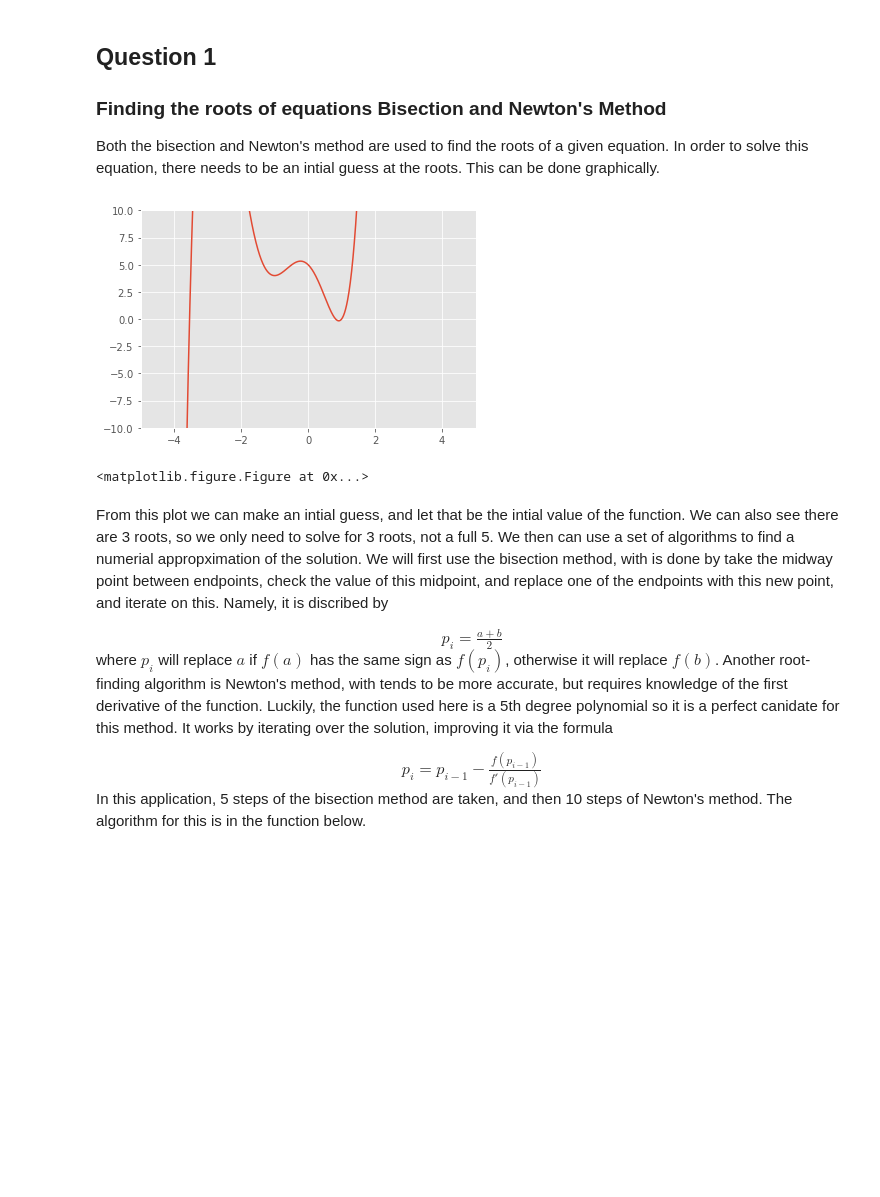
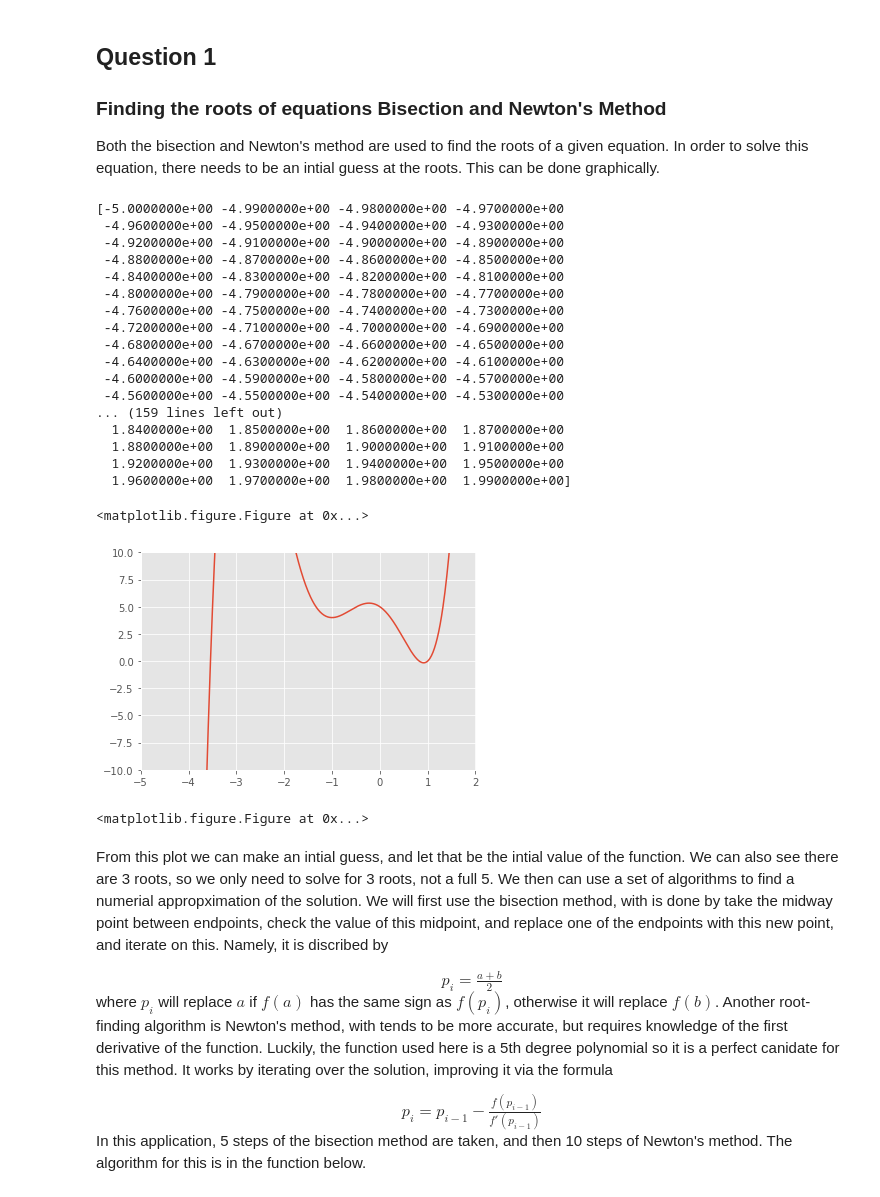
Before and after one commit to voetberg/mth_451_hw, a Jupyter notebook: Final Project.ipynb, the cells around one changed output. Cells and saved outputs as stored; diff of their text form; code cells hidden in the pictures; blank space fills up the shorter version.

```diff
--- a/Final Project.ipynb
+++ b/Final Project.ipynb
@@ -26,11 +24,33 @@ def f_1(x):
     return x**5 + 4*x**4 - 7*x**2 - 3*x + 5
 def f_1prime(x):
     return 5*x**4 + 16*x**3 - 14*x - 3
-# %%
-plot_fun(f_1,.01,10,5)
-# %% [output]
-[figure, removed]
-<matplotlib.figure.Figure at 0x...>
+# %%
+x = np.arange(-5,2,.01)
+y = f_1(x)
+plt.plot(x,y)
+plt.axis([-5, 2, -10, 10])
+plt.figure(figsize=(8,8))
+# %% [output]
+[-5.0000000e+00 -4.9900000e+00 -4.9800000e+00 -4.9700000e+00
+ -4.9600000e+00 -4.9500000e+00 -4.9400000e+00 -4.9300000e+00
+ -4.9200000e+00 -4.9100000e+00 -4.9000000e+00 -4.8900000e+00
+ -4.8800000e+00 -4.8700000e+00 -4.8600000e+00 -4.8500000e+00
+ -4.8400000e+00 -4.8300000e+00 -4.8200000e+00 -4.8100000e+00
+ -4.8000000e+00 -4.7900000e+00 -4.7800000e+00 -4.7700000e+00
+ -4.7600000e+00 -4.7500000e+00 -4.7400000e+00 -4.7300000e+00
+ -4.7200000e+00 -4.7100000e+00 -4.7000000e+00 -4.6900000e+00
+ -4.6800000e+00 -4.6700000e+00 -4.6600000e+00 -4.6500000e+00
+ -4.6400000e+00 -4.6300000e+00 -4.6200000e+00 -4.6100000e+00
+ -4.6000000e+00 -4.5900000e+00 -4.5800000e+00 -4.5700000e+00
+ -4.5600000e+00 -4.5500000e+00 -4.5400000e+00 -4.5300000e+00
+... (159 lines left out)
+  1.8400000e+00  1.8500000e+00  1.8600000e+00  1.8700000e+00
+  1.8800000e+00  1.8900000e+00  1.9000000e+00  1.9100000e+00
+  1.9200000e+00  1.9300000e+00  1.9400000e+00  1.9500000e+00
+  1.9600000e+00  1.9700000e+00  1.9800000e+00  1.9900000e+00]
+<matplotlib.figure.Figure at 0x...>
+[figure, added]
+<matplotlib.figure.Figure at 0x...>
 # %% [markdown]
    From this plot we can make an intial guess, and let that be the intial value of the function. We can also see there are 3 roots, so we only need to solve for 3 roots, not a full 5.
    We then can use a set of algorithms to find a numerial appropximation of the solution. We will first use the bisection method, with is done by take the midway point between endpoints, check the value of this midpoint, and replace one of the endpoints with this new point, and iterate on this. Namely, it is discribed by
```
Also changed, not shown: parts of 19 cells of this notebook.
